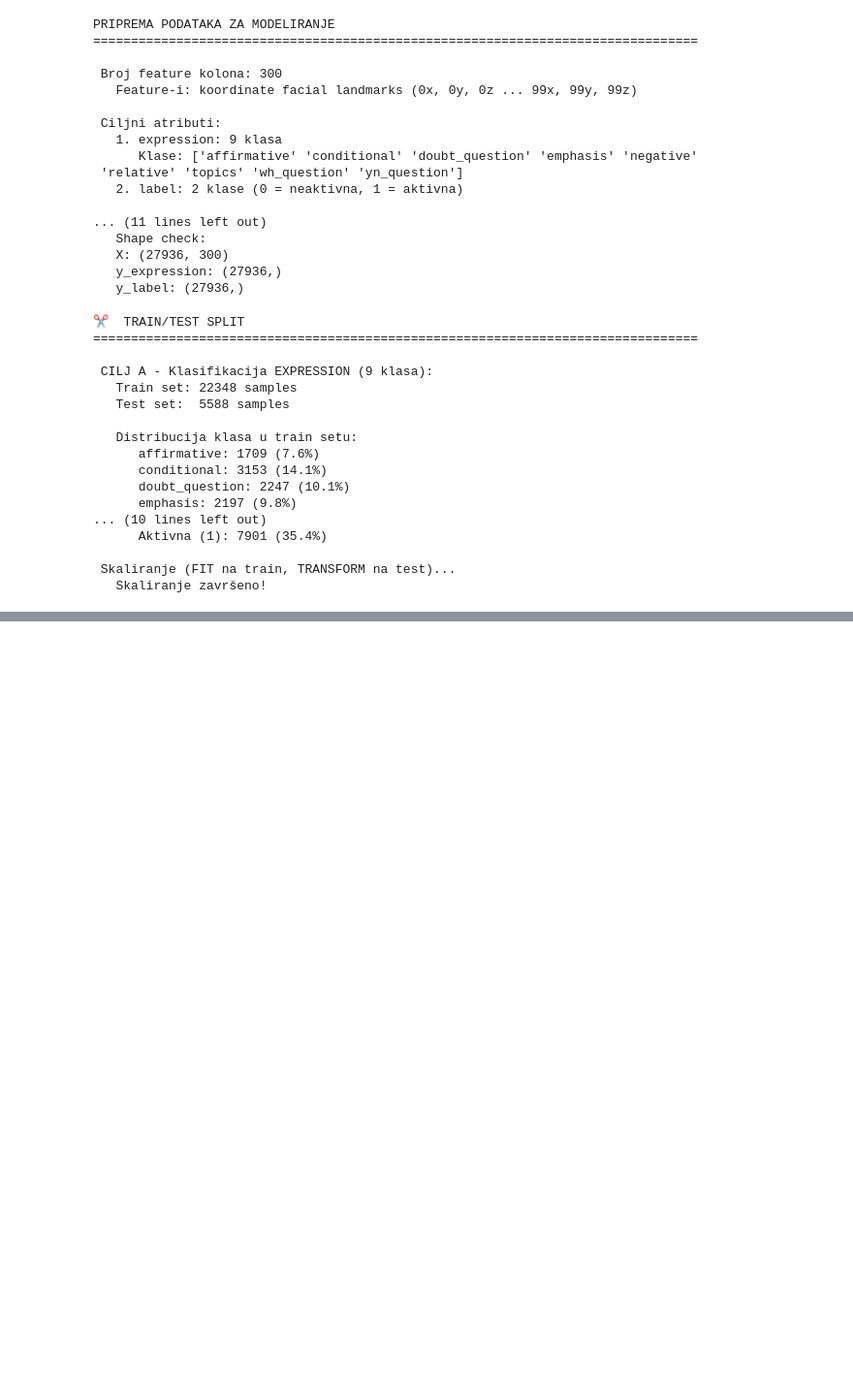
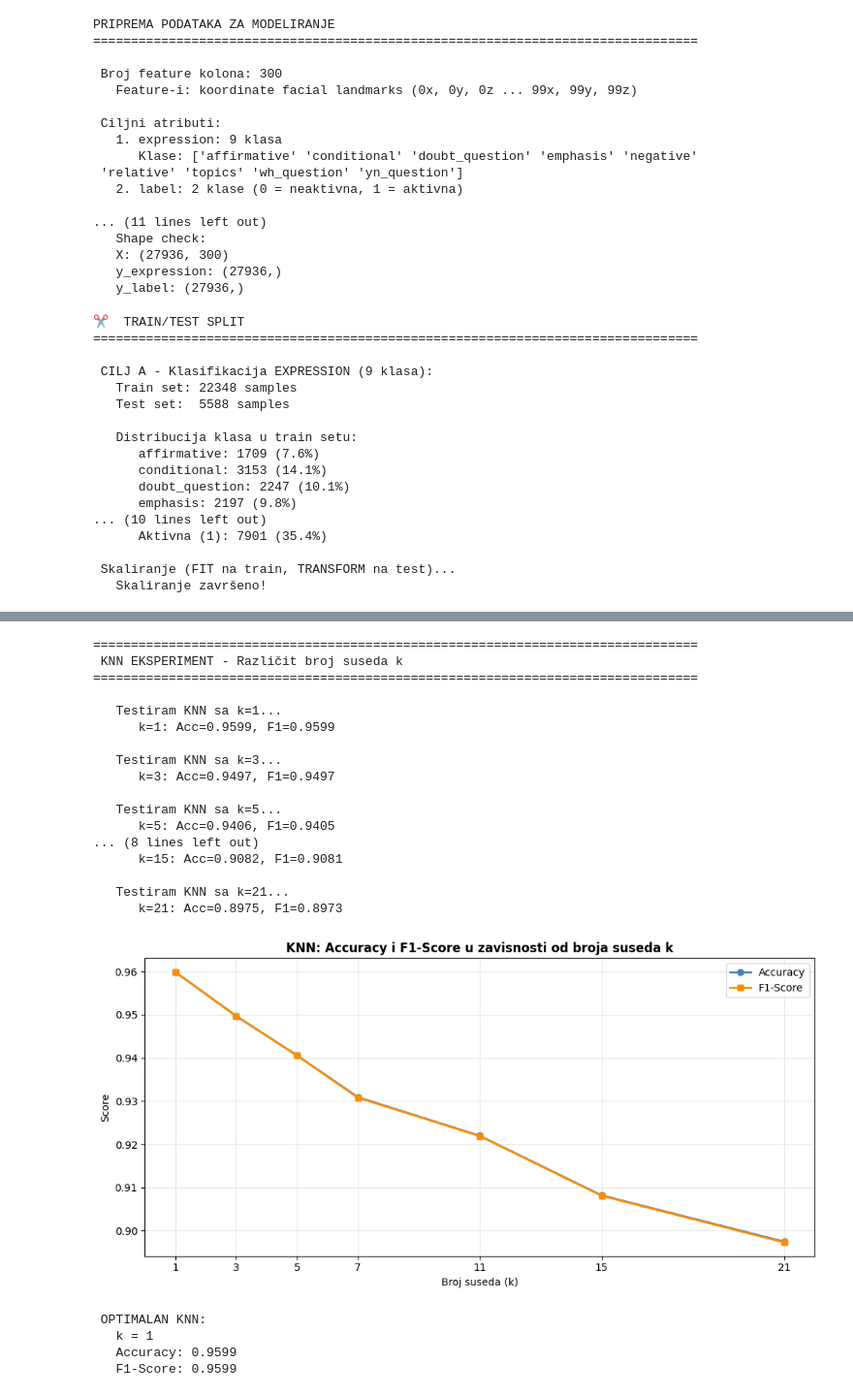
Before and after one commit to ZarijaTrtovic/Grammatical-Facial-Expressions---Classification, a Jupyter notebook: notebooks/facial_expressions.ipynb, the cells around one changed output, grey strips where cells are left out. Shown at 97% size. Saved outputs shown, nothing was run; the diff lists cells and outputs as text; code cells hidden in the pictures; blank space fills up the shorter version.

```diff
--- a/notebooks/facial_expressions.ipynb
+++ b/notebooks/facial_expressions.ipynb
@@ -510,0 +689,67 @@ print(f"   3. SelectKBest(100): Train={X_train_label_kbest.shape}, Test={X_test_
+# %%
+# KNN EKSPERIMENT - Testiranje različitog broja suseda (k) 15
+# =============================================================================
+
+print("=" * 80)
+print(" KNN EKSPERIMENT - Različit broj suseda k")
+print("=" * 80)
+
+k_values_to_test = [1, 3, 5, 7, 11, 15, 21]
+knn_experiment_results = []
+
+for k in k_values_to_test:
+    print(f"\n   Testiram KNN sa k={k}...")
+
+    knn = KNeighborsClassifier(n_neighbors=k)
+    knn.fit(X_train_expr_scaled, y_train_expr)
+    y_pred = knn.predict(X_test_expr_scaled)
+
+    acc = accuracy_score(y_test_expr, y_pred)
+    f1 = f1_score(y_test_expr, y_pred, average='weighted')
+
+    knn_experiment_results.append({'k': k, 'Accuracy': acc, 'F1_Score': f1})
+    print(f"      k={k}: Acc={acc:.4f}, F1={f1:.4f}")
+
+df_knn_exp = pd.DataFrame(knn_experiment_results)
+
+fig, ax = plt.subplots(figsize=(10, 5))
+ax.plot(df_knn_exp['k'], df_knn_exp['Accuracy'], marker='o', color='steelblue', linewidth=2, label='Accuracy')
+ax.plot(df_knn_exp['k'], df_knn_exp['F1_Score'], marker='s', color='darkorange', linewidth=2, label='F1-Score')
+ax.set_xlabel('Broj suseda (k)')
+ax.set_ylabel('Score')
+ax.set_title('KNN: Accuracy i F1-Score u zavisnosti od broja suseda k', fontweight='bold')
+ax.set_xticks(k_values_to_test)
+ax.legend()
+ax.grid(True, alpha=0.3)
+plt.tight_layout()
+plt.savefig('knn_k_experiment.png', dpi=150, bbox_inches='tight')
+plt.show()
+
+best_knn = df_knn_exp.loc[df_knn_exp['Accuracy'].idxmax()]
+print(f"\n OPTIMALAN KNN:")
+print(f"   k = {int(best_knn['k'])}")
+print(f"   Accuracy: {best_knn['Accuracy']:.4f}")
+print(f"   F1-Score: {best_knn['F1_Score']:.4f}")
+# %% [output]
+================================================================================
+ KNN EKSPERIMENT - Različit broj suseda k
+================================================================================
+
+   Testiram KNN sa k=1...
+      k=1: Acc=0.9599, F1=0.9599
+
+   Testiram KNN sa k=3...
+      k=3: Acc=0.9497, F1=0.9497
+
+   Testiram KNN sa k=5...
+      k=5: Acc=0.9406, F1=0.9405
+... (8 lines left out)
+      k=15: Acc=0.9082, F1=0.9081
+
+   Testiram KNN sa k=21...
+      k=21: Acc=0.8975, F1=0.8973
+[figure, added]
+ OPTIMALAN KNN:
+   k = 1
+   Accuracy: 0.9599
+   F1-Score: 0.9599
```
Also changed, not shown: parts of 29 cells of this notebook, 42 other files.
